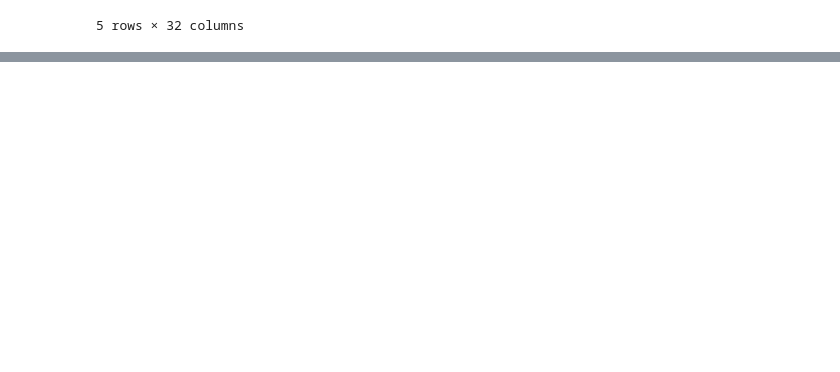
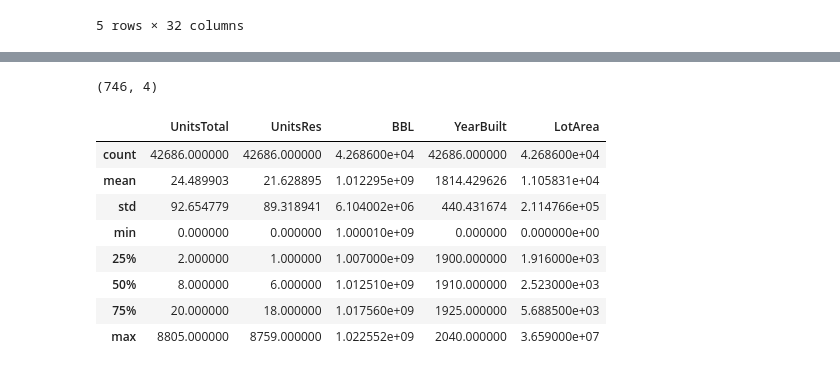
Before and after one commit to picniclin/PUI2017_yl5240, a Jupyter notebook: HW6_yl5240/HW6_Assignment.ipynb, the cells around one changed output, grey strips where cells are left out. Cells and saved outputs as stored; diff of their text form; code cells hidden in the pictures; blank space fills up the shorter version.

```diff
--- a/HW6_yl5240/HW6_Assignment.ipynb
+++ b/HW6_yl5240/HW6_Assignment.ipynb
@@ -219,0 +51,2 @@ m.head()
+# %%
+mhp = gp.GeoDataFrame.from_file(os.getenv("PUIDATA") + "/Manhattan/MNMapPLUTO.shp")
@@ -219,0 +100,5 @@ m.head()
+# %%
+# choose the site energy
+nrg1 = nrg[['nyc_borough_block_and_lot_bbl', 'dof_property_floor_area_buildngs_and_parking_ft2',
+          'site_eui_kbtu_ft2', 'energy_star_score']]
+mhp1 = mhp[['UnitsTotal', 'UnitsRes', 'BBL', 'YearBuilt', 'LotArea']]
@@ -219,0 +144,18 @@ m.head()
+# %%
+nrg1.shape
+# %% [output]
+(746, 4)
+# %%
+# explore mhp1 data table
+# results shows that all columns data is numeric
+mhp1.describe()
+# %% [output]
+|  | UnitsTotal | UnitsRes | BBL | YearBuilt | LotArea |
+| count | 42686.000000 | 42686.000000 | 4.268600e+04 | 42686.000000 | 4.268600e+04 |
+| mean | 24.489903 | 21.628895 | 1.012295e+09 | 1814.429626 | 1.105831e+04 |
+| std | 92.654779 | 89.318941 | 6.104002e+06 | 440.431674 | 2.114766e+05 |
+| min | 0.000000 | 0.000000 | 1.000010e+09 | 0.000000 | 0.000000e+00 |
+| 25% | 2.000000 | 1.000000 | 1.007000e+09 | 1900.000000 | 1.916000e+03 |
+| 50% | 8.000000 | 6.000000 | 1.012510e+09 | 1910.000000 | 2.523000e+03 |
+| 75% | 20.000000 | 18.000000 | 1.017560e+09 | 1925.000000 | 5.688500e+03 |
+| max | 8805.000000 | 8759.000000 | 1.022552e+09 | 2040.000000 | 3.659000e+07 |
```
Also changed, not shown: parts of 78 cells of this notebook.
